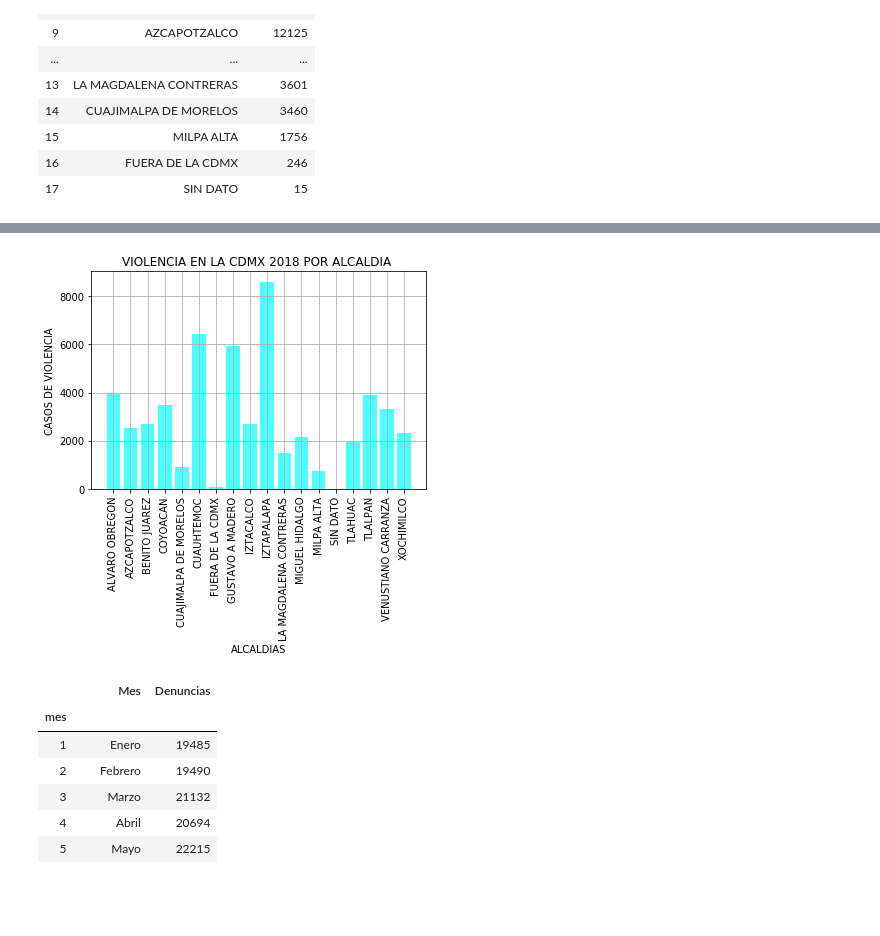
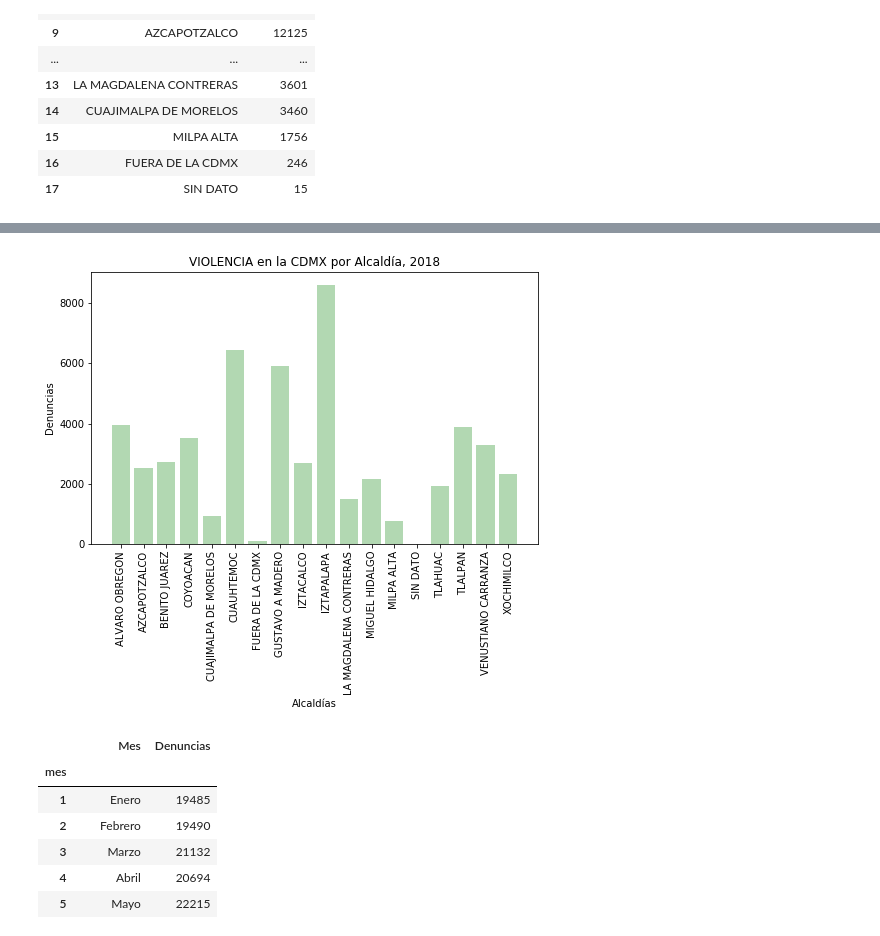
Before and after one commit to Vicente2607/Proyecto-1-ejemplo, a Jupyter notebook: Carpetas2018COMPLETOv1.0.ipynb, the cells around one changed output, grey strips where cells are left out. Cells and saved outputs as stored; diff of their text form; code cells hidden in the pictures; blank space fills up the shorter version.

```diff
--- a/Carpetas2018COMPLETOv1.0.ipynb
+++ b/Carpetas2018COMPLETOv1.0.ipynb
@@ -671,18 +637,23 @@ valores_viol
  2315.0]
 # %%
 x_axis = np.arange(len(list_violencia))
-
-plt.bar(x_axis,valores_viol , color='cyan', alpha=.7, align="center")
-plt.grid()
-plt.title("VIOLENCIA EN LA CDMX 2018 POR ALCALDIA ")
-plt.xlabel("ALCALDIAS")
-plt.ylabel("CASOS DE VIOLENCIA")
+#
+plt.figure(figsize = (8, 5))
+#plt.bar(x_axis,valores_viol , color=['blue', 'red', 'black', 'cyan', 'green', 'red', 'blue', 'yellow', 'black', 'cyan', 'yellow', 'pink','green', 'red','blue','yellow','pink'], alpha=.3, align="center")
+plt.bar(x_axis, valores_viol, color = 'green', alpha=.3, align="center")
+plt.title("VIOLENCIA en la CDMX por Alcaldía, 2018")
+plt.xlabel("Alcaldías")
+plt.ylabel("Denuncias")
 tick_locations = [value for value in x_axis]
 plt.xticks(tick_locations, labels,rotation=90)
-plt.savefig("Violencia.png")
+
+# Save the Figure
+plt.savefig("output_data/Violencia_X_Conducta.png", bbox_inches = 'tight')
+
+# Show the Figure
 plt.show()
 # %% [output]
-[figure, old version]
+[figure, new version]
 # %%
 # Tabla resumen de denuncias por mes, ordenadas SIN FORMATO:
 carpetas2018 = carpetas2018[carpetas2018.mes_hechos != 'data']
```
Also changed, not shown: parts of 27 cells of this notebook, 24 other files.
